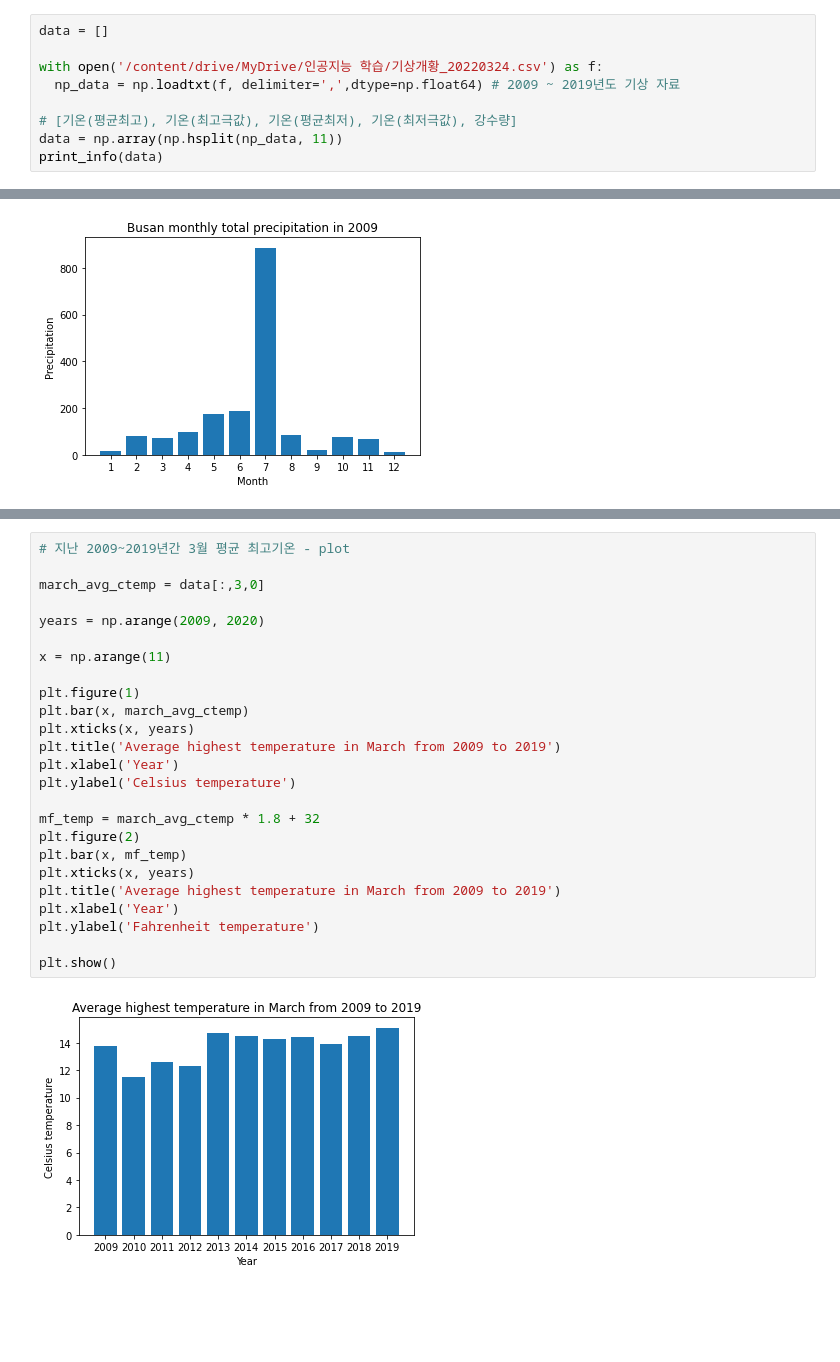
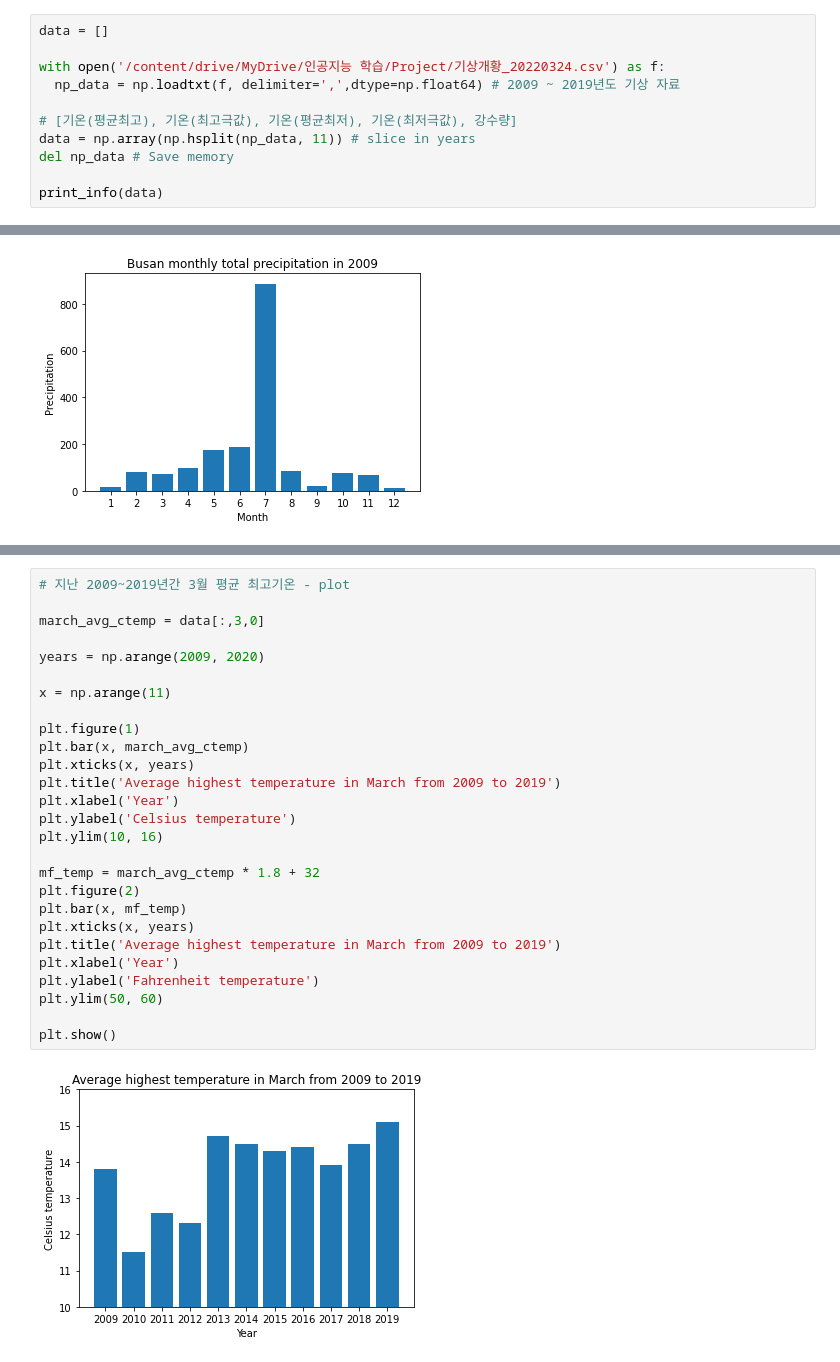
Before and after one commit to Jinwooseol/Deep-learning, a Jupyter notebook: Temperature_analysis.ipynb, the cells around one changed output, grey strips where cells are left out. Saved outputs shown, nothing was run; the diff lists cells and outputs as text; blank space fills up the shorter version.

```diff
--- a/Temperature_analysis.ipynb
+++ b/Temperature_analysis.ipynb
@@ -32,11 +32,13 @@ def print_info(obj):
 # %%
 data = []
 
-with open('/content/drive/MyDrive/인공지능 학습/기상개황_20220324.csv') as f:
+with open('/content/drive/MyDrive/인공지능 학습/Project/기상개황_20220324.csv') as f:
   np_data = np.loadtxt(f, delimiter=',',dtype=np.float64) # 2009 ~ 2019년도 기상 자료
 
 # [기온(평균최고), 기온(최고극값), 기온(평균최저), 기온(최저극값), 강수량]
-data = np.array(np.hsplit(np_data, 11))
+data = np.array(np.hsplit(np_data, 11)) # slice in years
+del np_data # Save memory
+
 print_info(data)
 # %% [output]
 type:  <class 'numpy.ndarray'>
@@ -182,27 +198,29 @@ print(precipitation[indices])
 # %%
 # 지난 2009~2019년간 3월 평균 최고기온 - plot
 
 march_avg_ctemp = data[:,3,0]
 
 years = np.arange(2009, 2020)
 
 x = np.arange(11)
 
 plt.figure(1)
 plt.bar(x, march_avg_ctemp)
 plt.xticks(x, years)
 plt.title('Average highest temperature in March from 2009 to 2019')
 plt.xlabel('Year')
 plt.ylabel('Celsius temperature')
+plt.ylim(10, 16)
 
 mf_temp = march_avg_ctemp * 1.8 + 32
 plt.figure(2)
 plt.bar(x, mf_temp)
 plt.xticks(x, years)
 plt.title('Average highest temperature in March from 2009 to 2019')
 plt.xlabel('Year')
 plt.ylabel('Fahrenheit temperature')
+plt.ylim(50, 60)
 
 plt.show()
 # %% [output]
-[figure, old version]
+[figure, new version]
```
Also changed, not shown: parts of 5 cells of this notebook.
